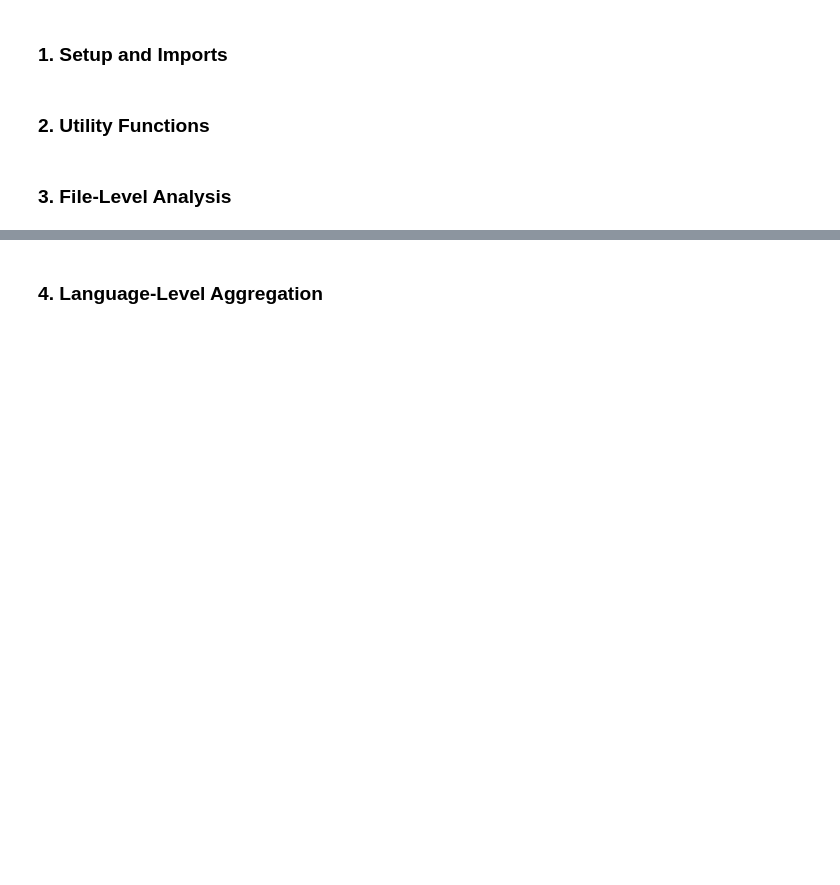
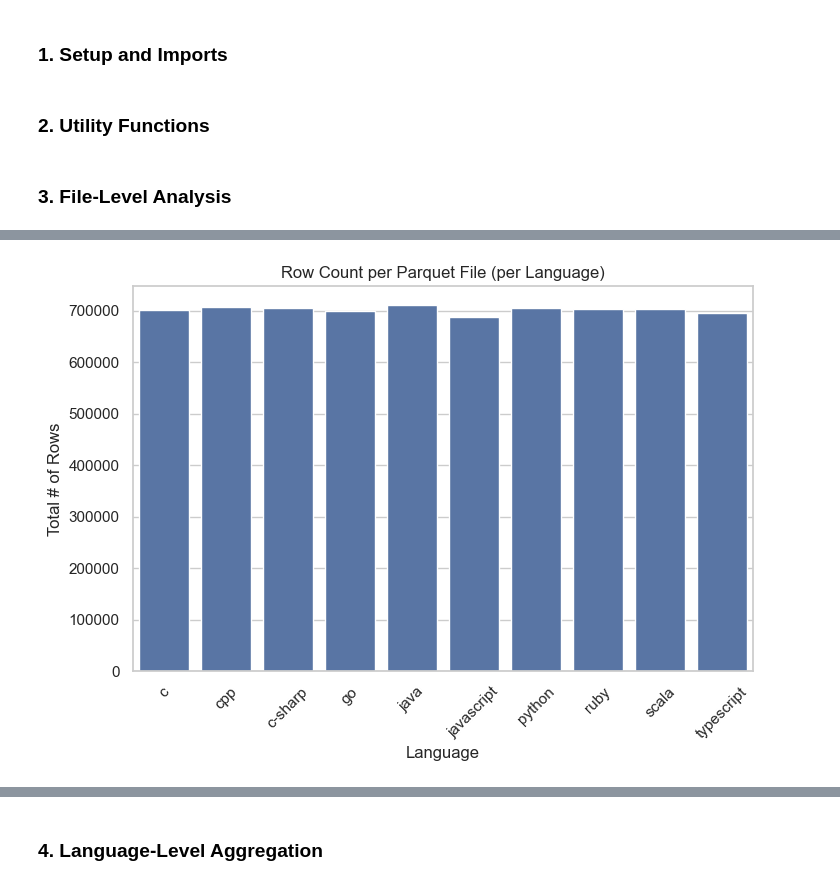
Before and after one commit to JugalGajjar/MultiLang-Code-Parser-Dataset, a Jupyter notebook: analysis.ipynb, the cells around one changed output, grey strips where cells are left out. Saved outputs shown, nothing was run; the diff lists cells and outputs as text; code cells hidden in the pictures; blank space fills up the shorter version.

```diff
--- a/analysis.ipynb
+++ b/analysis.ipynb
@@ -52,6 +52,9 @@ def get_file_stats(file_path):
         "mean_errors": df["num_errors"].mean(),
         "zero_error_ratio": (df["num_errors"] == 0).mean() * 100
     }
+
+    del df # Free memory
+
     return stats
 # %% [markdown]
 ### 3. File-Level Analysis
@@ -66,0 +77,14 @@ display(df_files.head())
+# %%
+# Insert compression ratio column: how much smaller the disk file is vs memory
+df_files.insert(
+    loc=df_files.columns.get_loc("memory_size_gb") + 1,
+    column="compression_ratio",
+    value=(df_files["memory_size_gb"] / df_files["disk_size_gb"]).round(2)
+)
+# %%
+# If mean_node_density is inf, replace it with (mean_ast_nodes/mean_line_count)
+df_files["mean_node_density"] = df_files.apply(
+    lambda row: row["mean_ast_nodes"] / row["mean_line_count"]
+    if np.isinf(row["mean_node_density"]) else row["mean_node_density"],
+    axis=1
+)
@@ -67,9 +111,13 @@ display(df_files.head())
 # %%
 # Basic plots
 sns.barplot(df_files, x="language", y="rows", estimator=sum)
 plt.title("Row Count per Parquet File (per Language)")
+plt.xlabel("Language")
+plt.ylabel("Total # of Rows")
 plt.xticks(rotation=45)
 plt.show()
+# %% [output]
+[figure, added]
 # %%
 sns.barplot(df_files, x="language", y="disk_size_gb", estimator=sum)
 plt.title("Disk Size (GB) per Language (Sum of 4 Files)")
```
Also changed, not shown: parts of 72 cells of this notebook.
